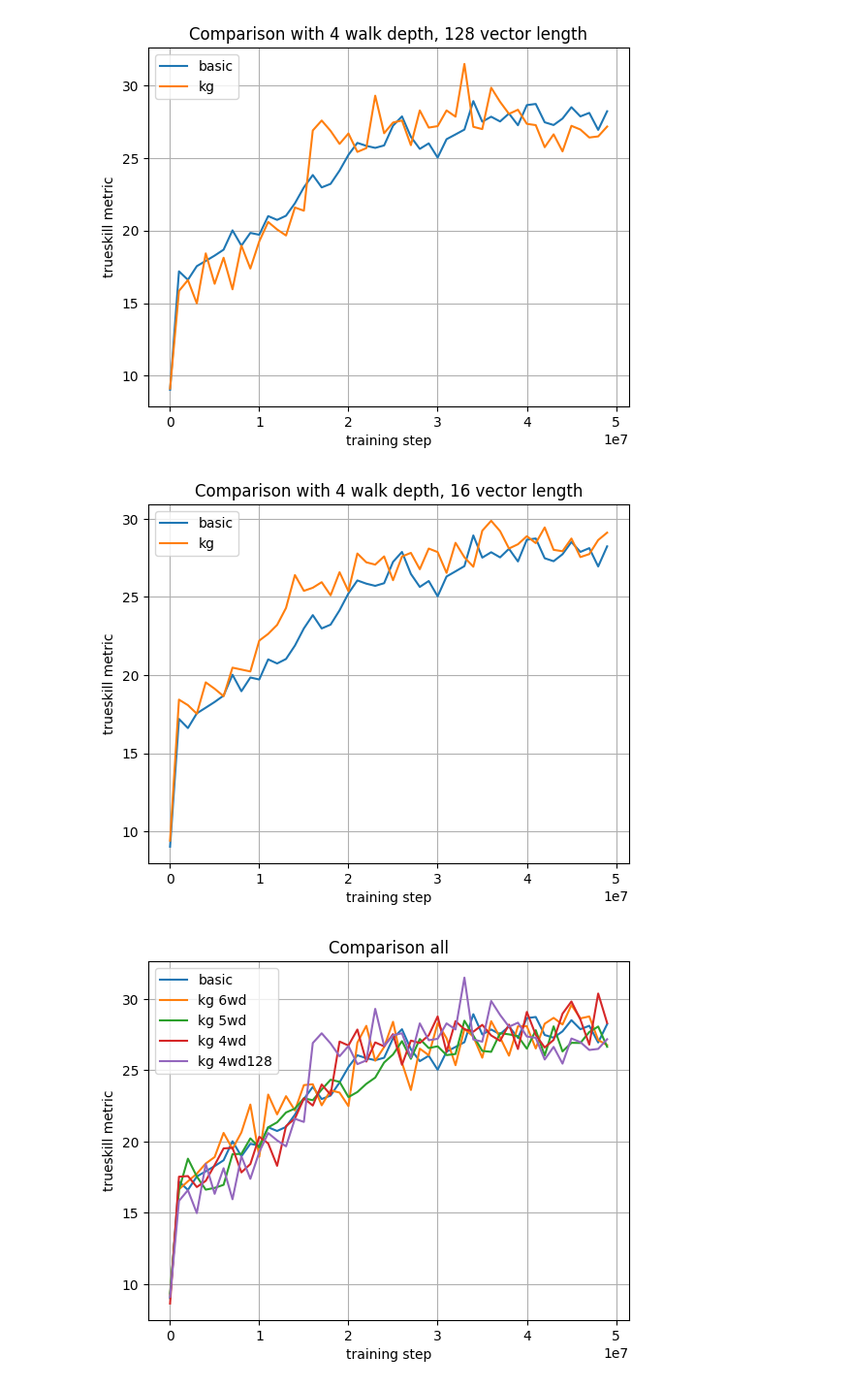
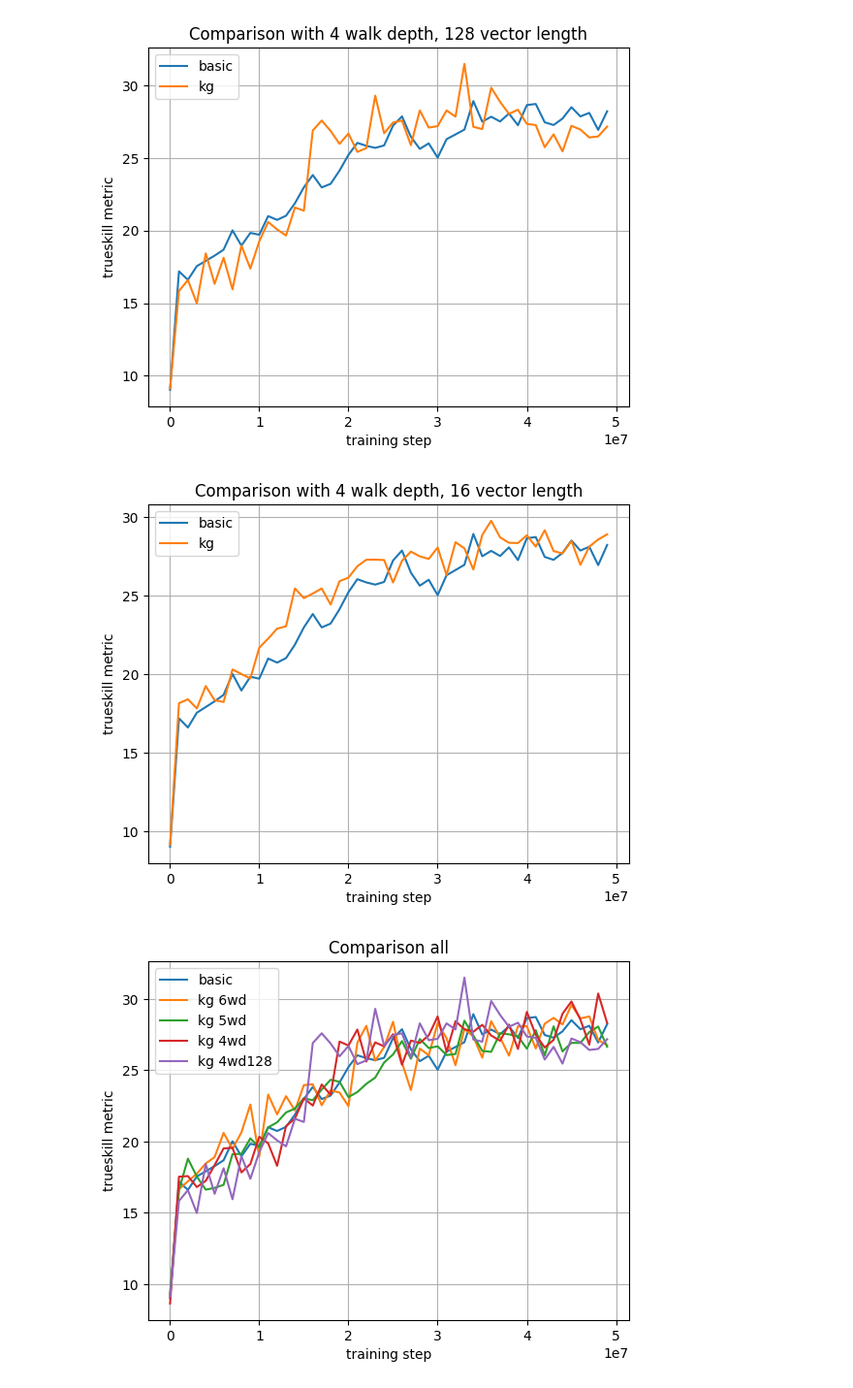
Before and after one commit to adFrej/kg-rl-rts, a Jupyter notebook: results/score_plots.ipynb, the cells around one changed output. Shown at 97% size. Saved outputs shown, nothing was run; the diff lists cells and outputs as text; code cells hidden in the pictures.

```diff
--- a/results/score_plots.ipynb
+++ b/results/score_plots.ipynb
@@ -48,12 +48,13 @@ s = Scorer().add_many_scores(basic_50, "basic").add_many_scores([
 # %%
 s = Scorer().add_many_scores(basic_50, "basic").add_many_scores([
     r"MicroRTSGridModeVecEnv__ppo_gridnet__prior__kg6__33__1726129791",
     r"MicroRTSGridModeVecEnv__ppo_gridnet__prior__kg6__34__1726185003",
     r"MicroRTSGridModeVecEnv__ppo_gridnet__prior__kg6__35__1726265580",
     r"MicroRTSGridModeVecEnv__ppo_gridnet__prior__kg6__36__1726608426",
+    r"MicroRTSGridModeVecEnv__ppo_gridnet__prior__kg6__37__1726694297",
 ], "kg", directory="kg6").draw_avg("Comparison with 4 walk depth, 16 vector length", file="score_kg_4wd16")
 # %% [output]
-[figure, old version]
+[figure, new version]
 # %%
 s = Scorer()\
     .add_many_scores(basic_50, "basic")\
```
Also changed, not shown: 55 other files.
